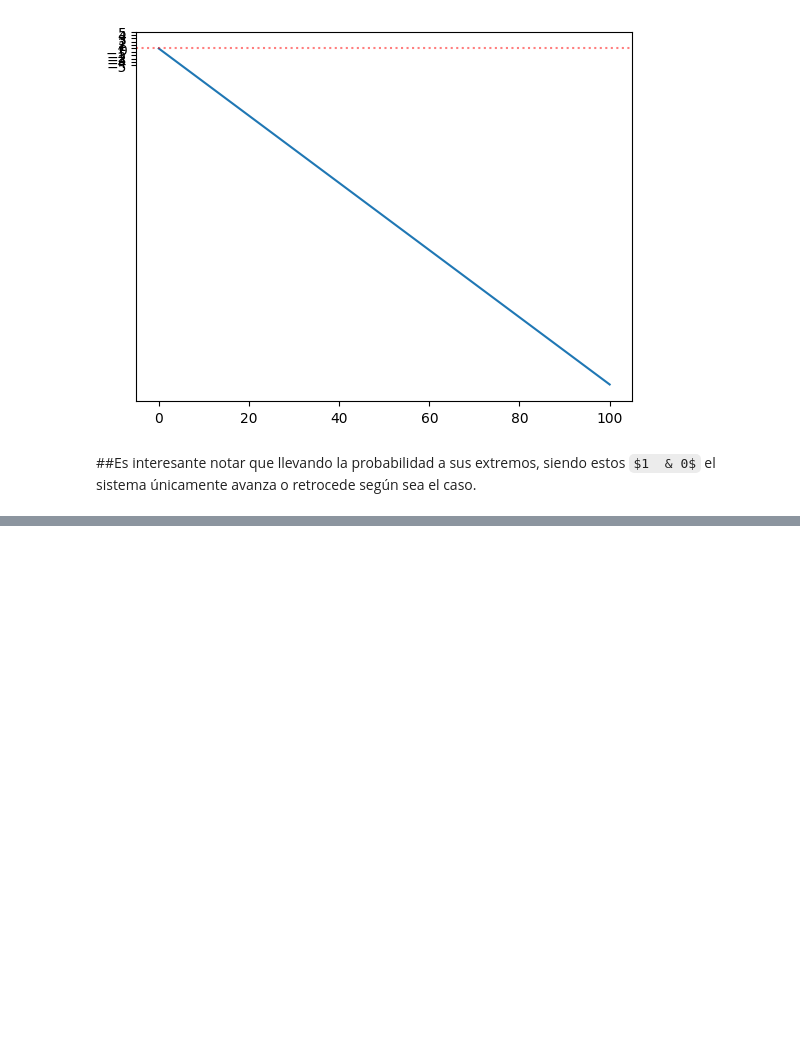
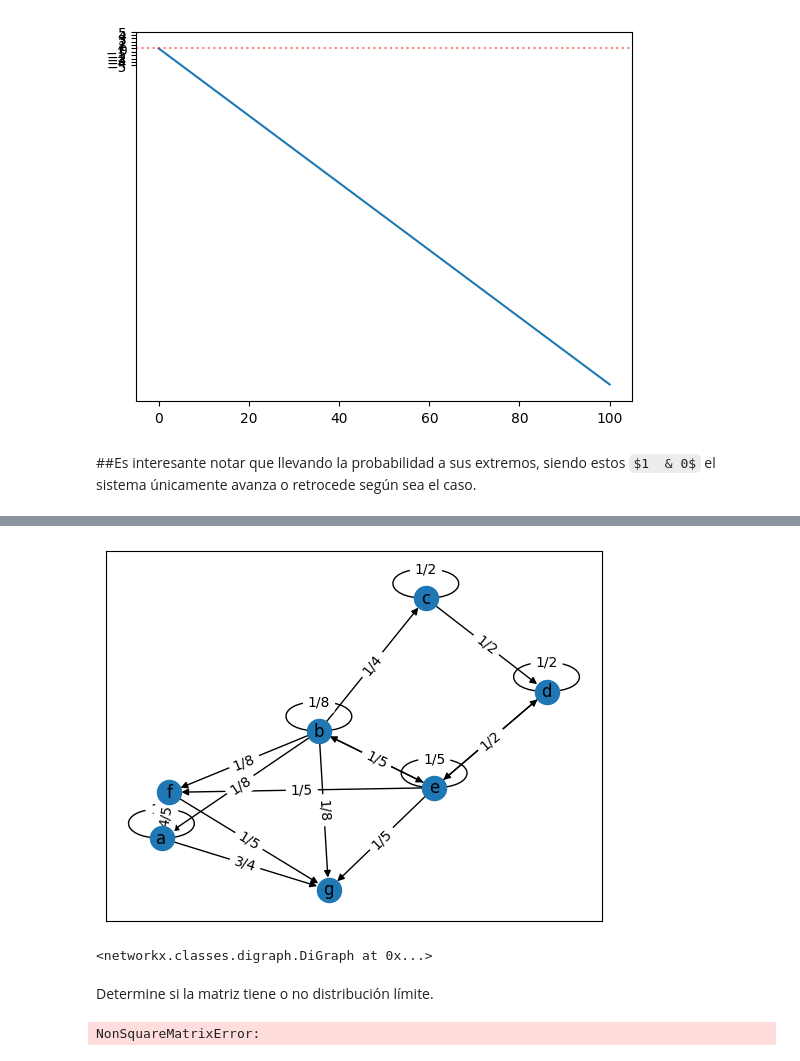
Before and after one commit to Ivo-Islas/Procesos-Estocasticos-Medel, a Jupyter notebook: Caminata_Aleatoria_Ivo.ipynb, the cells around one changed output, grey strips where cells are left out. Saved outputs shown, nothing was run; the diff lists cells and outputs as text; code cells hidden in the pictures; some formulas as TeX source; blank space fills up the shorter version.

```diff
--- a/Caminata_Aleatoria_Ivo.ipynb
+++ b/Caminata_Aleatoria_Ivo.ipynb
@@ -106,0 +710,8 @@ retrocede  (-1):  -100
+# %%
+P_float = np.array(P.tolist(), dtype=float)
+G= nx.DiGraph()
+
+for i in range(len(P_float)):
+    for j in range(len(P_float[i])):
+        if P_float[i][j] != 0:
+            G.add_edge(i, j, weight=P_float[i][j])
@@ -106,0 +774,23 @@ retrocede  (-1):  -100
+# %%
+def dibujar_diagrama(matriz):
+  G =nx.DiGraph ()
+  letras = ['a', 'b', 'c','d','e','f','g']
+  for i in range (matriz.rows):
+    for j in range (matriz.cols):
+      if matriz[i,j] != 0:
+        G.add_edge(letras[i], letras[j], weight=matriz[i,j])
+  pos = nx.spring_layout(G)
+  nx.draw_networkx_nodes(G, pos)
+  nx.draw_networkx_edges(G, pos)
+  nx.draw_networkx_labels(G, pos)
+  edge_labels = nx.get_edge_attributes(G, 'weight')
+  nx.draw_networkx_edge_labels(G, pos, edge_labels=edge_labels)
+  plt.show()
+  return G
+# %%
+dibujar_diagrama(P)
+# %% [output]
+[figure, added]
+<networkx.classes.digraph.DiGraph at 0x...>
+# %% [markdown]
+Determine si la matriz tiene o no distribución límite.
@@ -106,0 +800,29 @@ retrocede  (-1):  -100
+# %%
+import sympy as sp
+import networkx as nx
+import matplotlib.pyplot as plt
+import numpy as np
+from IPython.display import display
+
+c=sp.Rational(1,4)
+o=sp.Rational(1,8)
+q=sp.Rational(1,5)
+m=sp.Rational(1,2)
+
+
+P=sp.Matrix([
+    [ o, o, o, o, c, 0, c],
+    [ q, q, 0, q, 0, q, q],
+    [ 0, 0, c,3*c, 0, 0, 0],
+    [ 0, 0,4*q, q, 0, 0, 0],
+    [ 0, 0, 0, 0, m, m, 0],
+    [ 0, 0, 0, 0, 0, 0, m]
+])
+
+n=
+
+P_n=P**n
+print(f"Matriz despues de {n} pasos (P^{n}):")
+display(P_n)
+# %% [output]
+NonSquareMatrixError:
```
Also changed, not shown: parts of 40 cells of this notebook.
